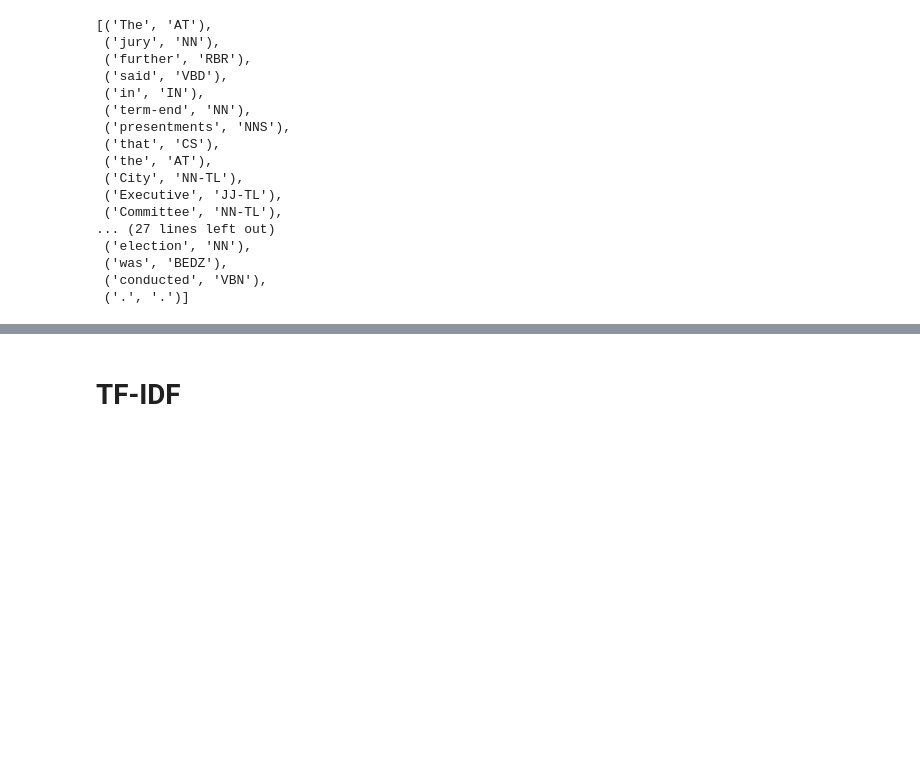
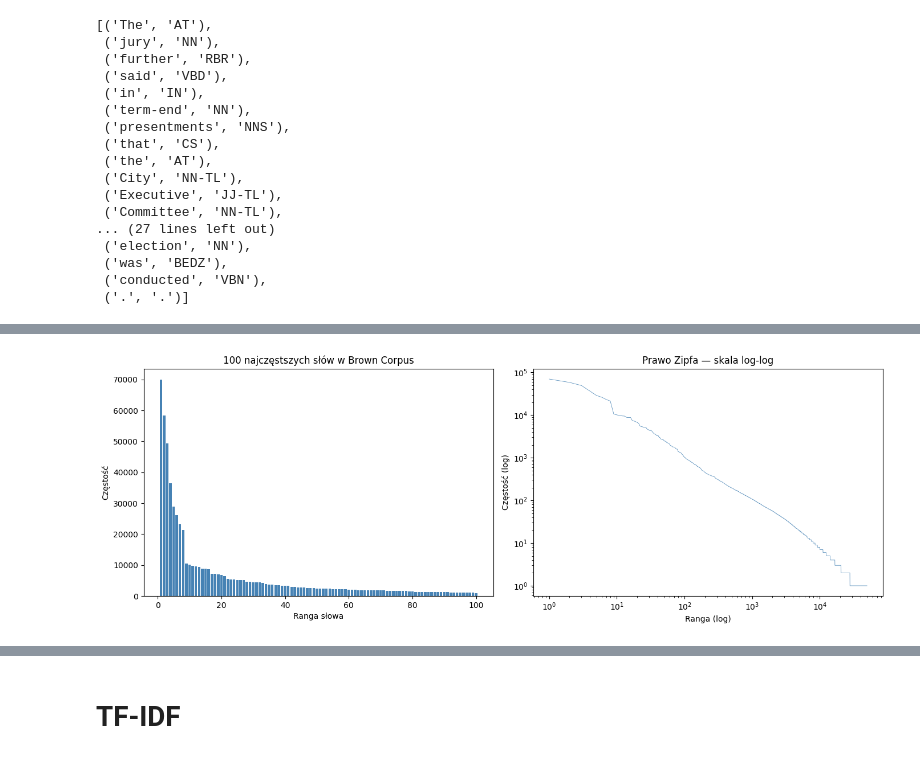
Before and after one commit to NXTRSS/MachineLearningCourse, a Jupyter notebook: Reprezentacja_tekstu.ipynb, the cells around one changed output, grey strips where cells are left out. Cells and saved outputs as stored; diff of their text form; code cells hidden in the pictures; blank space fills up the shorter version.

```diff
--- a/Reprezentacja_tekstu.ipynb
+++ b/Reprezentacja_tekstu.ipynb
@@ -114,0 +134,23 @@ Teraz przejdziemy do bardziej zaawansowanej reprezentacji tekstu — **TF-IDF**.
+# %%
+import matplotlib.pyplot as plt
+from collections import Counter
+
+word_freq = Counter(w.lower() for w in cb.words())
+ranked = sorted(word_freq.values(), reverse=True)
+
+fig, (ax1, ax2) = plt.subplots(1, 2, figsize=(14, 5))
+
+ax1.bar(range(1, 101), ranked[:100], color='steelblue', edgecolor='none')
+ax1.set_xlabel('Ranga słowa')
+ax1.set_ylabel('Częstość')
+ax1.set_title('100 najczęstszych słów w Brown Corpus')
+
+ax2.loglog(range(1, len(ranked)+1), ranked, color='steelblue', linewidth=0.5)
+ax2.set_xlabel('Ranga (log)')
+ax2.set_ylabel('Częstość (log)')
+ax2.set_title('Prawo Zipfa — skala log-log')
+
+plt.tight_layout()
+plt.show()
+# %% [output]
+[figure, added]
```
Also changed, not shown: parts of 77 cells of this notebook, 2 other files.
